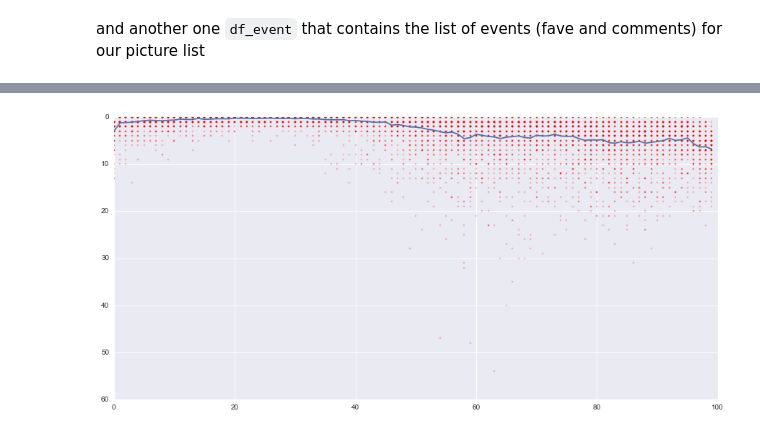
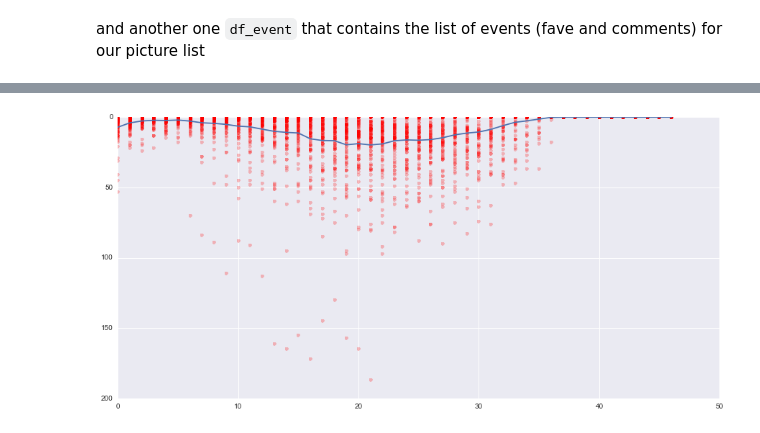
Before and after one commit to odhondt/flickr-data, a Jupyter notebook: flickr data.ipynb, the cells around one changed output, grey strips where cells are left out. Saved outputs shown, nothing was run; the diff lists cells and outputs as text; code cells hidden in the pictures.

Commit message:
plot improvement

```diff
--- a/flickr data.ipynb
+++ b/flickr data.ipynb
@@ -344,15 +344,17 @@ gca().invert_yaxis()
 # %%
 figsize(15,7)
-acc = zeros(100)
+nbin = 100
+b=arange(0, 48)
+acc = zeros(len(b)-1)
 for k, grp in grouped:
     tt=grp['time']-df_info.posted[df_info.photo_id==k].iloc[0]
     #print tt
     ttt=(tt.astype('timedelta64[s]').astype(float)/3600);
-    h=histogram(ttt, bins=100)
-    acc += h[0]
-    plot(h[1]h[0], '.r', alpha=0.25, markersize=5)
+    h,hh=histogram(ttt, bins=b)
+    acc += h
+    plot(b[:-1], h, '.r', alpha=0.25, markersize=10)
 acc /= len(grouped)
-plot(acc)
+plot(b[:-1], acc)
 gca().invert_yaxis()
 # %% [output]
-[figure, old version]
+[figure, new version]
```
Also changed, not shown: parts of 5 cells of this notebook.
